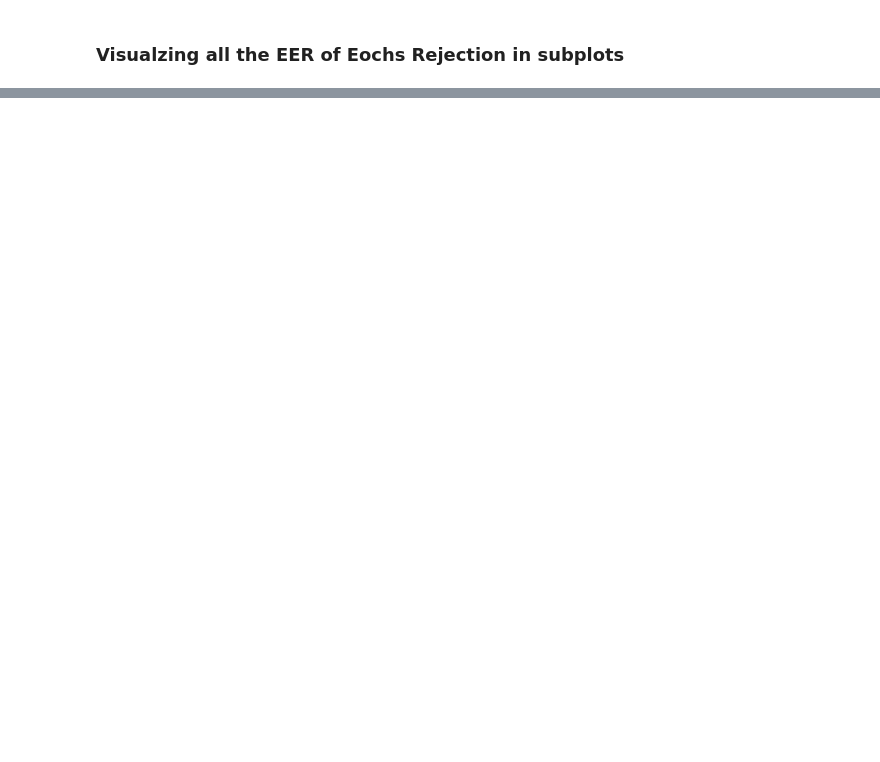
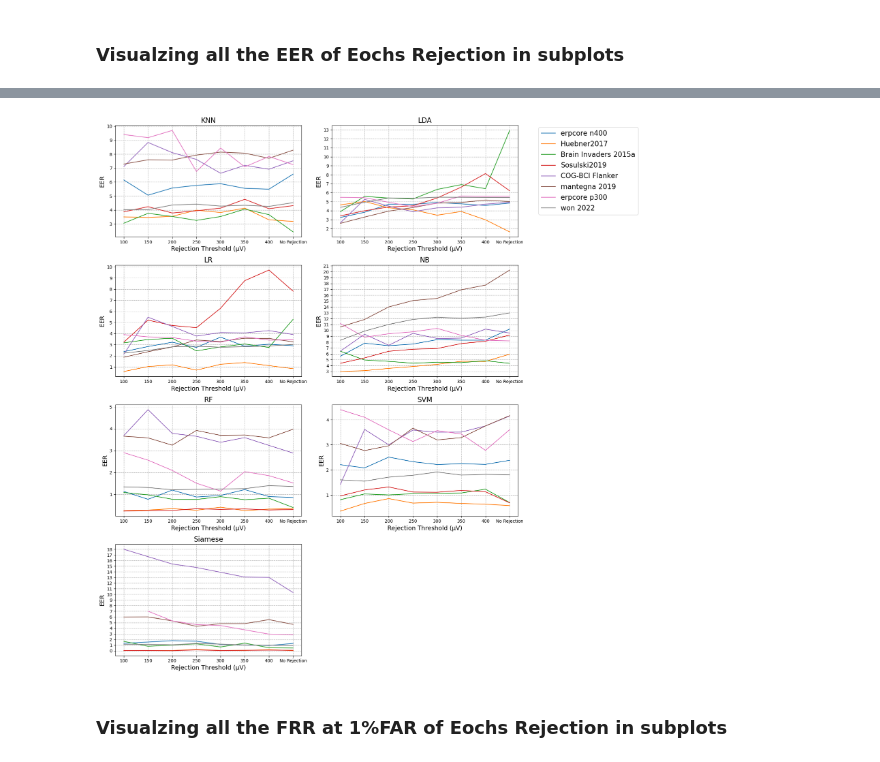
Before and after one commit to Avichaurasia/NeuroIDBench, a Jupyter notebook: Juypter_Notebooks/Experiment_Pre_Processing.ipynb, the cells around one changed output, grey strips where cells are left out. Cells and saved outputs as stored; diff of their text form; code cells hidden in the pictures; blank space fills up the shorter version.

```diff
--- a/Juypter_Notebooks/Experiment_Pre_Processing.ipynb
+++ b/Juypter_Notebooks/Experiment_Pre_Processing.ipynb
@@ -579,6 +579,7 @@ df_epochs_rejection_db=pd.concat([brain_epochsRejection_shallow_classifiers_db,
 # %%
 df_epochs_rejection_db.drop(columns=['evaluation', 'Unnamed: 0'], inplace=True)
 df_epochs_rejection_db['pipeline'] = df_epochs_rejection_db['pipeline'].apply(lambda x: x.split('+')[-1])
+df_epochs_rejection_db['pipeline'].replace({'siamese':'Siamese'}, inplace=True)
 df_epochs_rejection_db['dataset'].replace({'Visual Speller LLP': "Huebner2017", 'Spot Pilot P300 dataset':'Sosulski2019'}, inplace=True)
 # %% [markdown]
 ### Grouping the results of Epochs Rejection
@@ -600,3 +601,4 @@ grouped_epochs_rejection_df=grouped_epochs_rejection_df.groupby(['dataset', 'pip
 # %%
 #grouped_epochs_rejection_df[grouped_epochs_rejection_df['pipeline']=='siamese']['dataset'].unique()
 grouped_epochs_rejection_df['Rejection_Threshold'].replace(0, 450, inplace=True)
+grouped_epochs_rejection_df=grouped_epochs_rejection_df.sort_values(by=['dataset', 'Rejection_Threshold'])
@@ -780,0 +676,51 @@ plt.show()
+# %%
+import matplotlib.pyplot as plt
+
+# Create subplots for each pipeline
+fig, axs = plt.subplots(4, 2, figsize=(14, 18))
+
+# Flatten the 2D array of subplots for easy iteration
+axs = axs.flatten()
+
+# Create an empty list to store legend handles and labels
+legend_handles = []
+
+# Iterate over each pipeline
+for i, pipeline in enumerate(grouped_epochs_rejection_df.pipeline.unique()):
+    # Check if there are enough subplots for the pipelines
+    if i < len(axs):
+        db = grouped_epochs_rejection_df[grouped_epochs_rejection_df['pipeline'] == pipeline]
+        db['eer'] = db['eer'].astype('float64')
+
+        # Choose the subplot for the current pipeline
+        ax = axs[i]
+
+        for dataset in set(db['dataset']):
+            dataset_data = db[db['dataset'] == dataset]
+            line, = ax.plot(dataset_data['Rejection_Threshold'], dataset_data['eer'], label=dataset)
+            legend_handles.append(line)
+
+        # Set labels and title
+        ax.set_xlabel('Rejection Threshold (µV)', fontsize=14)
+        ax.set_ylabel('EER', fontsize=14)
+
+        # Modify x-axis ticks
+        ax.set_xticks([100, 150, 200, 250, 300, 350, 400, 450])
+        ax.set_xticklabels([100, 150, 200, 250, 300, 350,400, "No Rejection"])
+
+        ax.set_title(pipeline, fontsize=16)
+
+        # Set y-axis ticks at intervals of 1
+        ax.yaxis.set_major_locator(plt.MultipleLocator(base=1))
+        ax.grid(True, ls="--", lw=0.8)
+
+# Create a legend outside the subplots
+fig.legend(legend_handles, set(grouped_epochs_rejection_df['dataset']), loc='upper right', bbox_to_anchor=(1.25, 0.98), fontsize=12, prop={'size': 16})
+plt.subplots_adjust(right=0.60)  # Adjust layout to make room for the legend
+
+# Adjust layout
+plt.tight_layout()
+fig.delaxes(axs[7])
+plt.show()
+# %% [output]
+[figure, added]
@@ -780,0 +764,2 @@ plt.show()
+# %% [markdown]
+### Visualzing all the FRR at 1%FAR of Eochs Rejection in subplots
```
Also changed, not shown: parts of 17 cells of this notebook, 25 other files.
